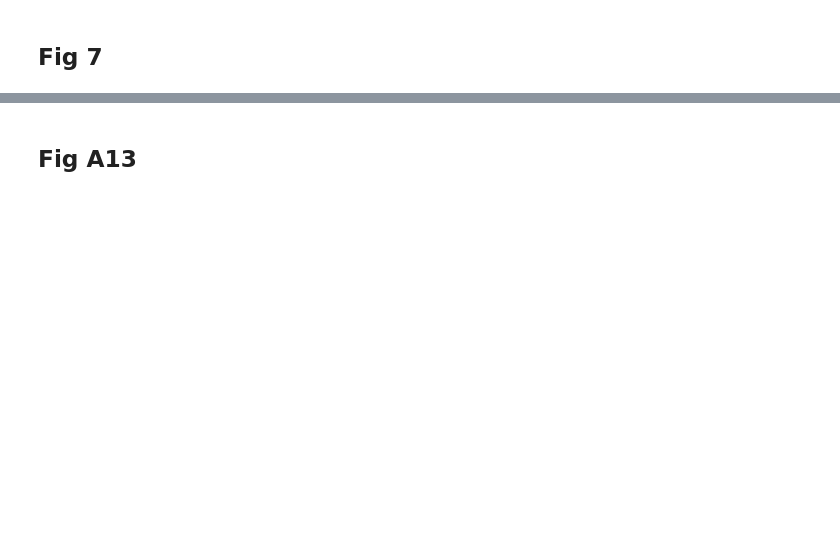
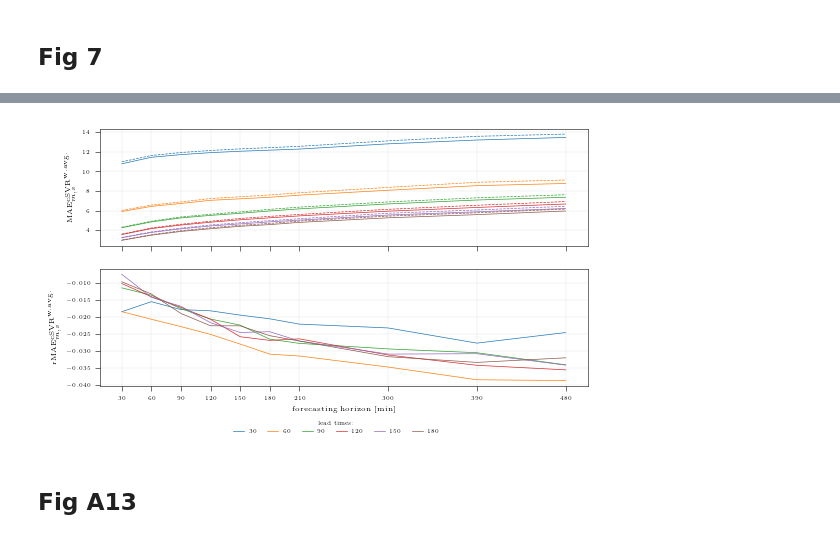
Before and after one commit to pucandrzej/Corrected_Support_Vector_Regression_for_intraday, a Jupyter notebook: paper_figures_reproduction.ipynb, the cells around one changed output, grey strips where cells are left out. Saved outputs shown, nothing was run; the diff lists cells and outputs as text; code cells hidden in the pictures; blank space fills up the shorter version.

```diff
--- a/paper_figures_reproduction.ipynb
+++ b/paper_figures_reproduction.ipynb
@@ -689,18 +669,62 @@ plt.savefig(
 # %% [markdown]
 ## Fig 7
 # %%
-# TODO plot after recalc of all MAE analysis to be the same format (we now miss all the results other than for horizon 60)
+plot_matrix = []
+ttd = 0
+
+deliveries = np.arange(96)
+
+for trade_vs_delivery_delta in [30, 60, 90, 120, 150, 180]:
+    mae_results = {}
+    for delivery in deliveries:
+        try:
+            mae_results_delivery = pickle.load(open(f'Forecasting/RESULTS/cSVR_SVR_LASSO_RF_MAE_ANALYSIS/avg_mae_results_{trade_vs_delivery_delta}_{delivery}.pickle', 'rb'))
+            mae_results[delivery] = mae_results_delivery
+        except:
+            print(f'delivery {delivery}, delivery - trade {trade_vs_delivery_delta} not found')
+
+    var_set = 11
+    for forecast_technique in ['naive', 'prediction_32']:
+        results = {}
+        counter_dict = {}
+        for delivery in mae_results.keys():
+            for horizon in [480,390,300,210,180,150,120,90,60,30][::-1]:
+                if horizon in mae_results[delivery].keys():
+                    if horizon not in results.keys():
+                        results[horizon] = 0
+                        counter_dict[horizon] = 0
+                    # choose the trade time
+                    trade_times = []
+                    for trad in mae_results[delivery][horizon].keys():
+                        if len(mae_results[delivery][horizon][trad]) > 0:
+                            trade_times.append(trad)
+                    if len(trade_times) > 0:
+                        trade_time = trade_times[ttd]
+                        if len(mae_results[delivery][horizon][trade_time]) > 0 and 'naive' in mae_results[delivery][horizon][trade_time].keys():
+                            results[horizon] +=  mae_results[delivery][horizon][trade_time][forecast_technique]
+                            counter_dict[horizon] += 1
+
+        results_plot = []
+        for horizon in [480,390,300,210,180,150,120,90,60,30][::-1]:
+
+            if horizon not in counter_dict.keys():
+                results_plot.append(np.nan)
+            elif counter_dict[horizon] == 0:
+                results_plot.append(np.nan)
+            else:
+                results_plot.append(results[horizon]/counter_dict[horizon])
+
+        if forecast_technique != 'naive':
+            plot_matrix.append((np.array(results_plot) - np.array(naive_results)) / np.array(naive_results))
+        else:
+            naive_results = results_plot
 
 plot_matrix_naive = []
 plot_matrix_model = []
 
 ttd = 0
-results_dir = "Forecasting/RESULTS/DEVEL_RESULTS_l"
-results_dirs = os.listdir(results_dir)
 
-deliveries = np.unique(
-    [int(dir_name.split("_427_")[1].split("_")[0]) for dir_name in results_dirs]
-)
+deliveries = np.arange(96)
 
 for trade_vs_delivery_delta in [30, 60, 90, 120, 150, 180]:
     mae_results = {}
@@ -708,14 +732,14 @@ for trade_vs_delivery_delta in [30, 60, 90, 120, 150, 180]:
         try:
             mae_results_delivery = pickle.load(
                 open(
-                    f"Forecasting/RESULTS/MAE_ANALYSIS_FINAL/avg_mae_results_{trade_vs_delivery_delta}_{delivery}.pickle",
+                    f"Forecasting/RESULTS/cSVR_SVR_LASSO_RF_MAE_ANALYSIS/avg_mae_results_{trade_vs_delivery_delta}_{delivery}.pickle",
                     "rb",
                 )
             )
             mae_results[delivery] = mae_results_delivery
-        except:
+        except Exception as err:
             print(
-                f"delivery {delivery}, delivery - trade {trade_vs_delivery_delta} not found"
+                f"Delivery {delivery} and lead time {trade_vs_delivery_delta} combination not found. Exception: {err}"
             )
 
     var_set = 11
@@ -725,7 +749,7 @@ for trade_vs_delivery_delta in [30, 60, 90, 120, 150, 180]:
         for delivery in mae_results.keys():
             for horizon in [480, 390, 300, 210, 180, 150, 120, 90, 60, 30][::-1]:
                 if horizon in mae_results[delivery].keys():
-                    if not (horizon in results.keys()):
+                    if horizon not in results.keys():
                         results[horizon] = 0
                         counter_dict[horizon] = 0
                     # choose the trade time
@@ -733,15 +757,16 @@ for trade_vs_delivery_delta in [30, 60, 90, 120, 150, 180]:
                     for trad in mae_results[delivery][horizon].keys():
                         if len(mae_results[delivery][horizon][trad]) > 0:
                             trade_times.append(trad)
-                    trade_time = trade_times[ttd]
-                    if (
-                        len(mae_results[delivery][horizon][trade_time]) > 0
-                        and "naive" in mae_results[delivery][horizon][trade_time].keys()
-                    ):
-                        results[horizon] += mae_results[delivery][horizon][trade_time][
-                            forecast_technique
-                        ]
-                        counter_dict[horizon] += 1
+                    if len(trade_times) > 0:
+                        trade_time = trade_times[ttd]
+                        if (
+                            len(mae_results[delivery][horizon][trade_time]) > 0
+                            and "naive" in mae_results[delivery][horizon][trade_time].keys()
+                        ):
+                            results[horizon] += mae_results[delivery][horizon][trade_time][
+                                forecast_technique
+                            ]
+                            counter_dict[horizon] += 1
 
         results_plot = []
         for horizon in [480, 390, 300, 210, 180, 150, 120, 90, 60, 30][::-1]:
@@ -807,7 +832,7 @@ ax.grid(visible=True, linewidth=0.1)
 
 fig.autofmt_xdate(rotation=0, ha="center")
 plt.savefig(
-    "../Paper_Figures/naive_and_best_model_MAE_and_relative_MAE.pdf",
+    "Paper_Figures/naive_and_best_model_MAE_and_relative_MAE.pdf",
     bbox_inches="tight",
 )
 # %% [output]
@@ -832,3 +839,4 @@ KeyError: 30
+[figure, added]
 # %% [markdown]
 ## Fig A13
 # %%
```
Also changed, not shown: parts of 13 cells of this notebook, 20 other files.
